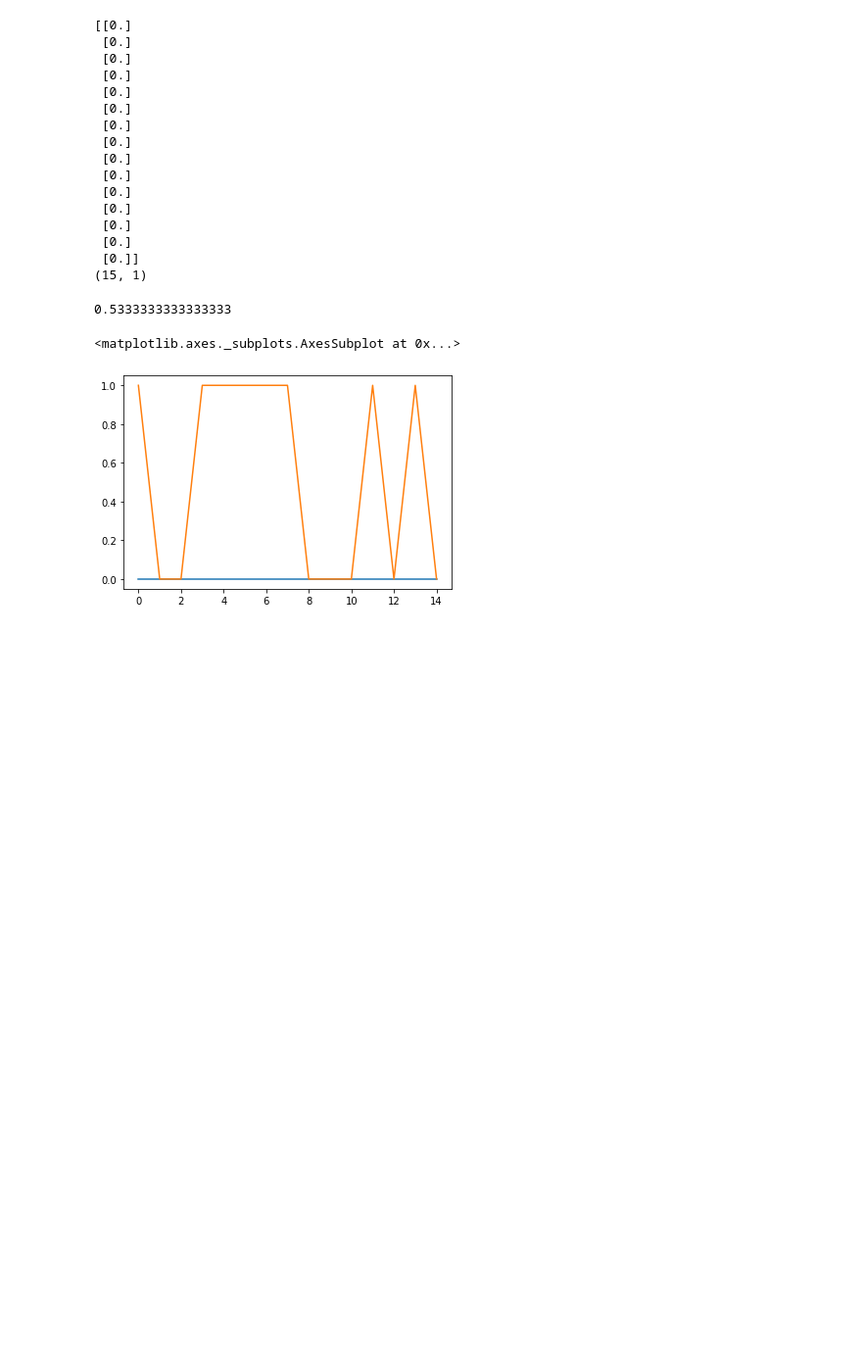
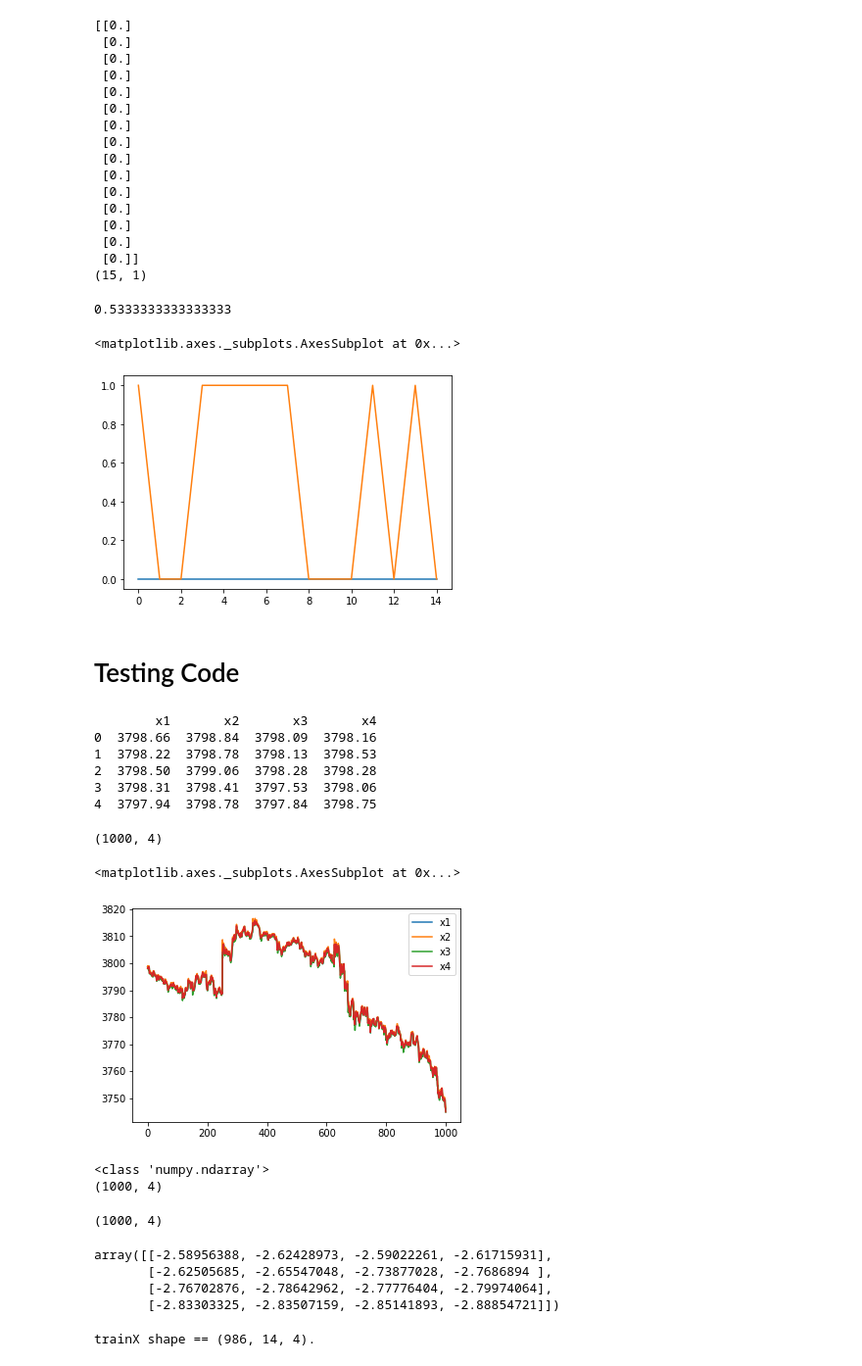
Before and after one commit to zestyoreo/Analytics_GC_2022, a Jupyter notebook: LSTM_Method1.ipynb, the cells around one changed output. Shown: that part at 98% size. Cells and saved outputs as stored; diff of their text form; code cells hidden in the pictures; blank space fills up the shorter version.

```diff
--- a/LSTM_Method1.ipynb
+++ b/LSTM_Method1.ipynb
@@ -234,3 +233,48 @@ sns.lineplot(range(pred.shape[0]), np.reshape(actual,(15)))
 # %% [output]
 <matplotlib.axes._subplots.AxesSubplot at 0x...>
 [figure]
+# %% [markdown]
+# Testing Code
+# %%
+#Read the csv file
+df = pd.read_csv('/content/test_data_Analytics GC.xlsx - Sheet1.csv')
+print(df.head())
+# %% [output]
+        x1       x2       x3       x4
+0  3798.66  3798.84  3798.09  3798.16
+1  3798.22  3798.78  3798.13  3798.53
+2  3798.50  3799.06  3798.28  3798.28
+3  3798.31  3798.41  3797.53  3798.06
+4  3797.94  3798.78  3797.84  3798.75
+# %%
+df.shape
+# %% [output]
+(1000, 4)
+# %%
+df_for_plot=df.tail(1000)
+df_for_plot.plot.line()
+# %% [output]
+<matplotlib.axes._subplots.AxesSubplot at 0x...>
+[figure, added]
+# %%
+#New dataframe with only training data - 5 columns
+df_for_training = df.to_numpy(dtype=float)
+print(type(df_for_training))
+print(df_for_training.shape)
+# %% [output]
+<class 'numpy.ndarray'>
+(1000, 4)
+# %%
+#LSTM uses sigmoid and tanh that are sensitive to magnitude so values need to be normalized
+# normalize the dataset
+scaler = StandardScaler()
+scaler = scaler.fit(df_for_training)
+df_for_training_scaled = scaler.transform(df_for_training)
+print(df_for_training_scaled.shape)
+df_for_training_scaled[-4:,::]
+# %% [output]
+(1000, 4)
+array([[-2.58956388, -2.62428973, -2.59022261, -2.61715931],
+       [-2.62505685, -2.65547048, -2.73877028, -2.7686894 ],
+       [-2.76702876, -2.78642962, -2.77776404, -2.79974064],
+       [-2.83303325, -2.83507159, -2.85141893, -2.88854721]])
@@ -236,0 +296,6 @@ sns.lineplot(range(pred.shape[0]), np.reshape(actual,(15)))
+# %%
+testX = np.array(testX)
+
+print('trainX shape == {}.'.format(testX.shape))
+# %% [output]
+trainX shape == (986, 14, 4).
```
Also changed, not shown: parts of 7 cells of this notebook.
